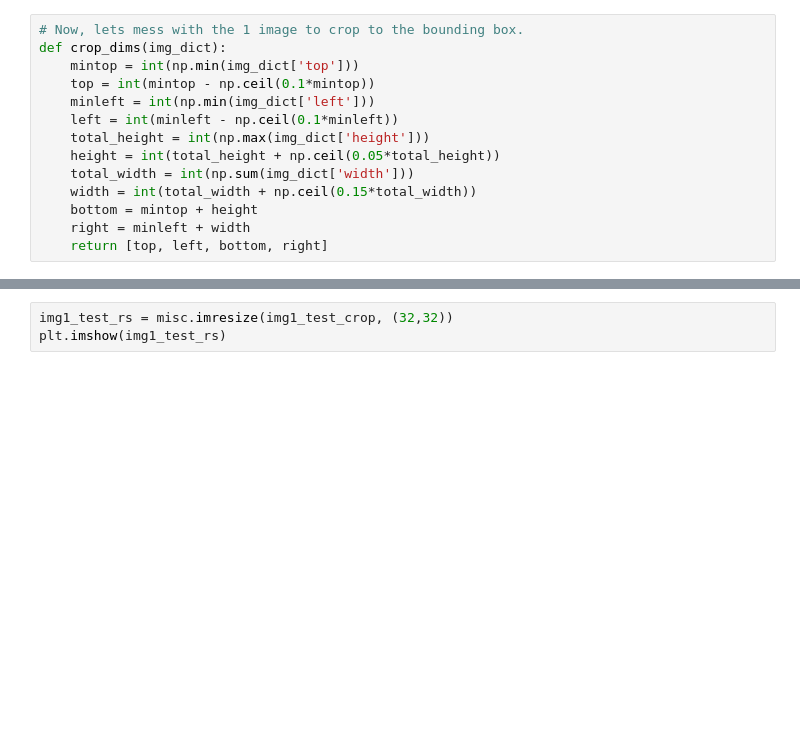
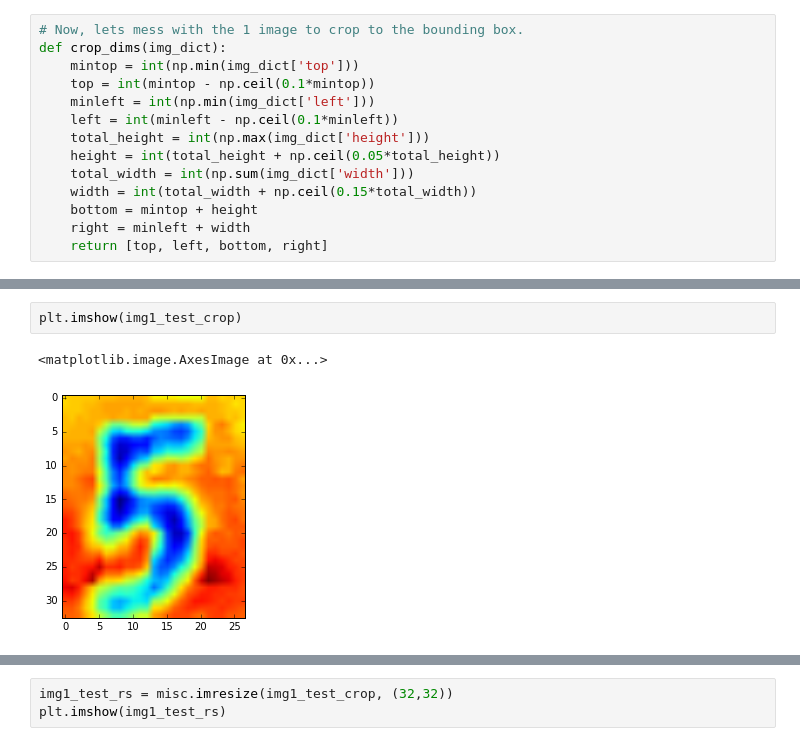
Before and after one commit to drpjm/udacity-mle-project5, a Jupyter notebook: src/svhn_preprocess.ipynb, the cells around one changed output, grey strips where cells are left out. Saved outputs shown, nothing was run; the diff lists cells and outputs as text; blank space fills up the shorter version.

```diff
--- a/src/svhn_preprocess.ipynb
+++ b/src/svhn_preprocess.ipynb
@@ -161,0 +123,5 @@ plt.imshow(img1_rs)
+# %%
+plt.imshow(img1_test_crop)
+# %% [output]
+<matplotlib.image.AxesImage at 0x...>
+[figure, added]
```
Also changed, not shown: parts of 22 cells of this notebook, 27 other files.
